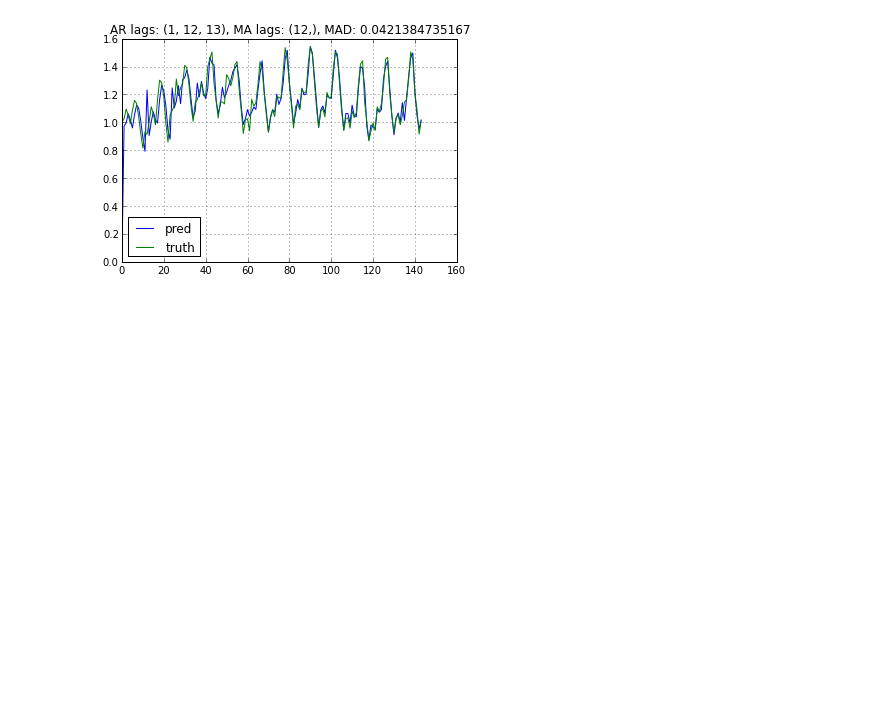
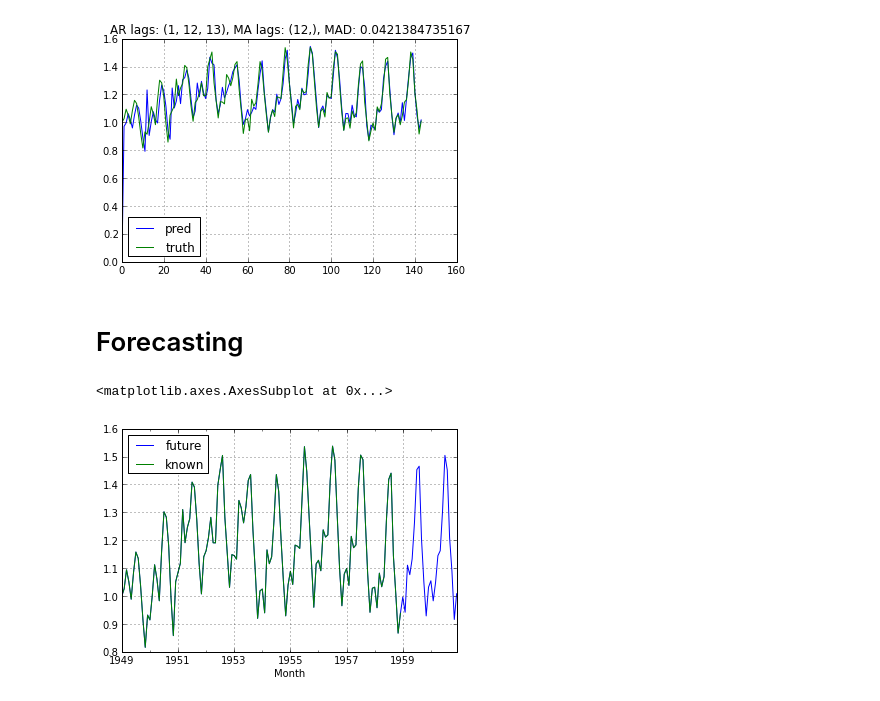
Before and after one commit to blue-yonder/pydse, a Jupyter notebook: notebooks/airline.ipynb, the cells around one changed output. Saved outputs shown, nothing was run; the diff lists cells and outputs as text; code cells hidden in the pictures; blank space fills up the shorter version.

Commit message:
Added a forecasting chapter

```diff
--- a/notebooks/airline.ipynb
+++ b/notebooks/airline.ipynb
@@ -81,3 +81,17 @@ result.plot(title="AR lags: {}, MA lags: {}, MAD: {}".format(best_ar_lags, best_
 # %% [output]
 <matplotlib.axes.AxesSubplot at 0x...>
 [figure]
+# %% [markdown]
+# Forecasting
+# %%
+from pydse import data
+from pydse.utils import make_lag_arr
+
+df = data.airline_passengers()
+df['Trend'] = rolling_mean(df['Passengers'], window=36, min_periods=1)
+residual_all = df['Passengers'] / df['Trend']
+residual_known = residual_all[:-24]
+pd.DataFrame({'future': residual_all, 'known': residual_known}).plot()
+# %% [output]
+<matplotlib.axes.AxesSubplot at 0x...>
+[figure, added]
```
Also changed, not shown: parts of 1 cell of this notebook, 4 other files.
